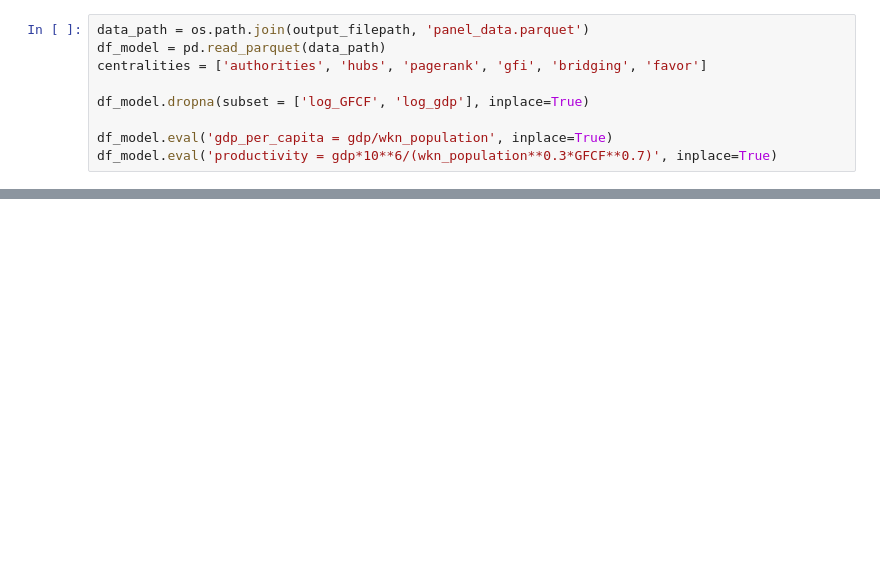
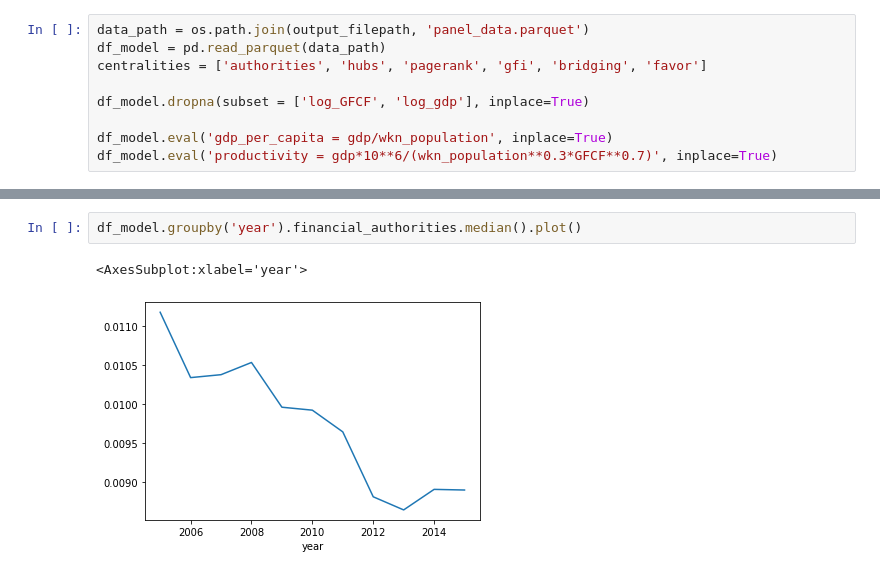
Before and after one commit to jaimeoliver1/social_capital_in_trade_networks, a Jupyter notebook: notebooks/14_streamplot.ipynb, the cells around one changed output, grey strips where cells are left out. Cells and saved outputs as stored; diff of their text form; blank space fills up the shorter version.

```diff
--- a/notebooks/14_streamplot.ipynb
+++ b/notebooks/14_streamplot.ipynb
@@ -71,0 +86,5 @@ plt.show()
+# %%
+df_model.groupby('year').financial_authorities.median().plot()
+# %% [output]
+<AxesSubplot:xlabel='year'>
+[figure, added]
```
Also changed, not shown: parts of 5 cells of this notebook, 8 other files.
